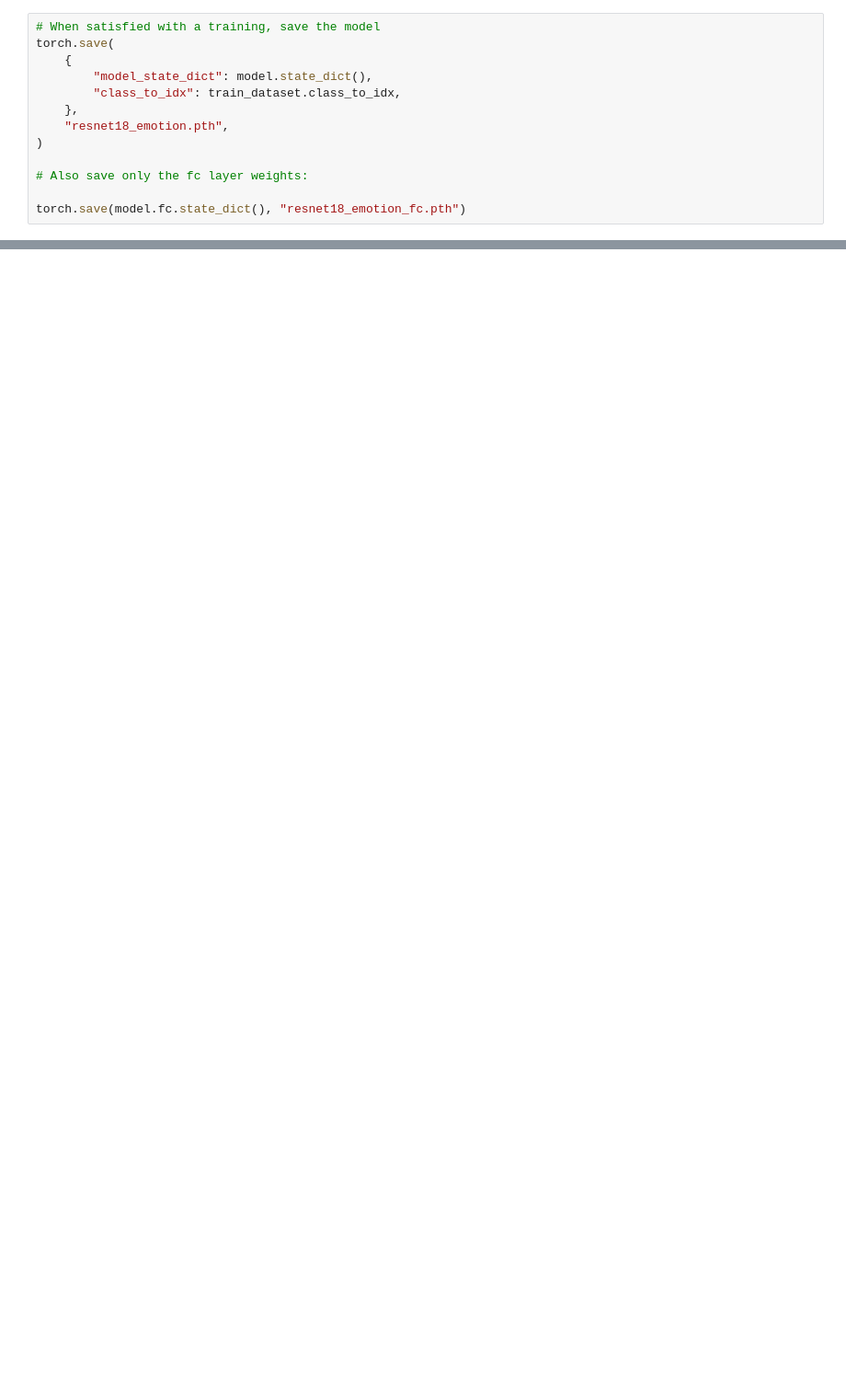
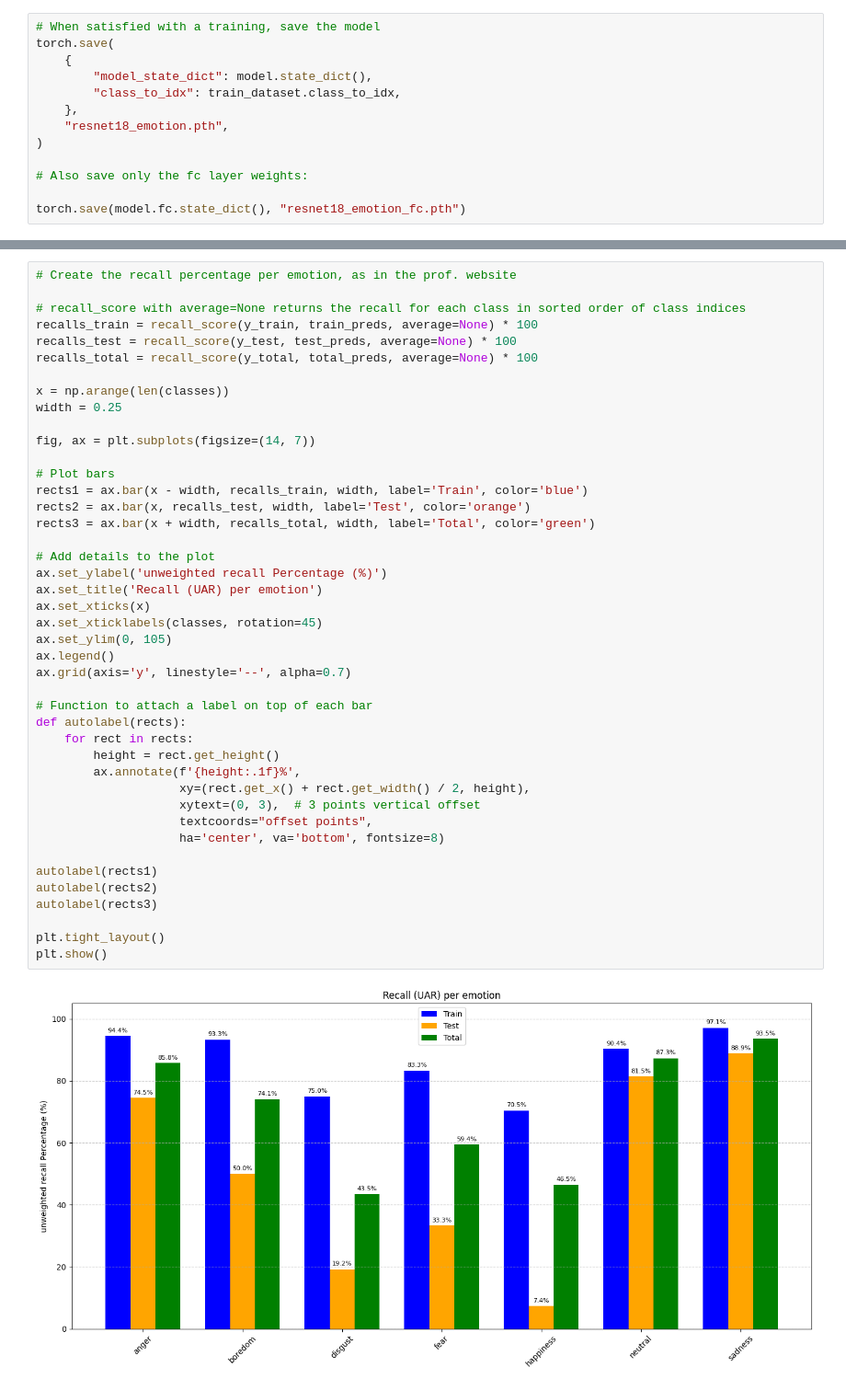
Before and after one commit to pierrebrd/RO11_Emotion_CNN, a Jupyter notebook: resnet18_training.ipynb, the cells around one changed output, grey strips where cells are left out. Shown at 92% size. Drawn from its saved outputs; the diff is of its cells as text; blank space fills up the shorter version.

```diff
--- a/resnet18_training.ipynb
+++ b/resnet18_training.ipynb
@@ -339,0 +507,45 @@ torch.save(model.fc.state_dict(), "resnet18_emotion_fc.pth")
+# %%
+# Create the recall percentage per emotion, as in the prof. website
+
+# recall_score with average=None returns the recall for each class in sorted order of class indices
+recalls_train = recall_score(y_train, train_preds, average=None) * 100
+recalls_test = recall_score(y_test, test_preds, average=None) * 100
+recalls_total = recall_score(y_total, total_preds, average=None) * 100
+
+x = np.arange(len(classes))
+width = 0.25
+
+fig, ax = plt.subplots(figsize=(14, 7))
+
+# Plot bars
+rects1 = ax.bar(x - width, recalls_train, width, label='Train', color='blue')
+rects2 = ax.bar(x, recalls_test, width, label='Test', color='orange')
+rects3 = ax.bar(x + width, recalls_total, width, label='Total', color='green')
+
+# Add details to the plot
+ax.set_ylabel('unweighted recall Percentage (%)')
+ax.set_title('Recall (UAR) per emotion')
+ax.set_xticks(x)
+ax.set_xticklabels(classes, rotation=45)
+ax.set_ylim(0, 105)
+ax.legend()
+ax.grid(axis='y', linestyle='--', alpha=0.7)
+
+# Function to attach a label on top of each bar
+def autolabel(rects):
+    for rect in rects:
+        height = rect.get_height()
+        ax.annotate(f'{height:.1f}%',
+                    xy=(rect.get_x() + rect.get_width() / 2, height),
+                    xytext=(0, 3),  # 3 points vertical offset
+                    textcoords="offset points",
+                    ha='center', va='bottom', fontsize=8)
+
+autolabel(rects1)
+autolabel(rects2)
+autolabel(rects3)
+
+plt.tight_layout()
+plt.show()
+# %% [output]
+[figure, added]
```
Also changed, not shown: parts of 11 cells of this notebook, 2 other files.
